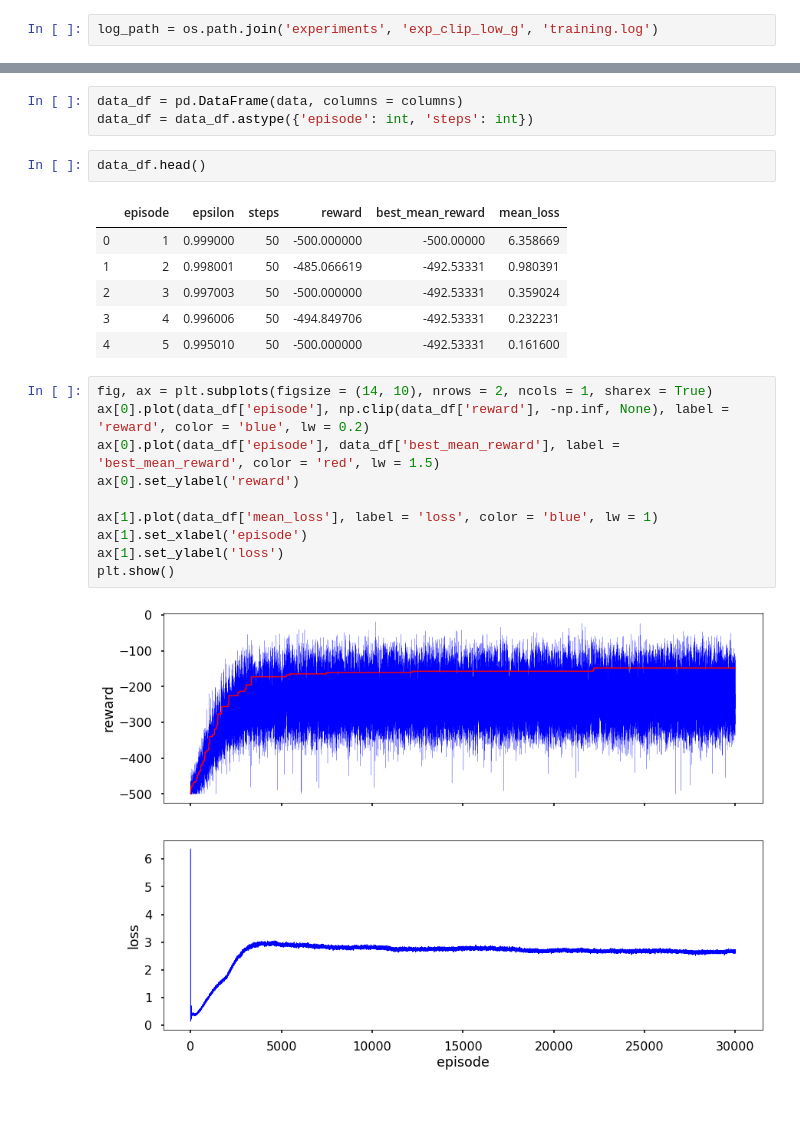
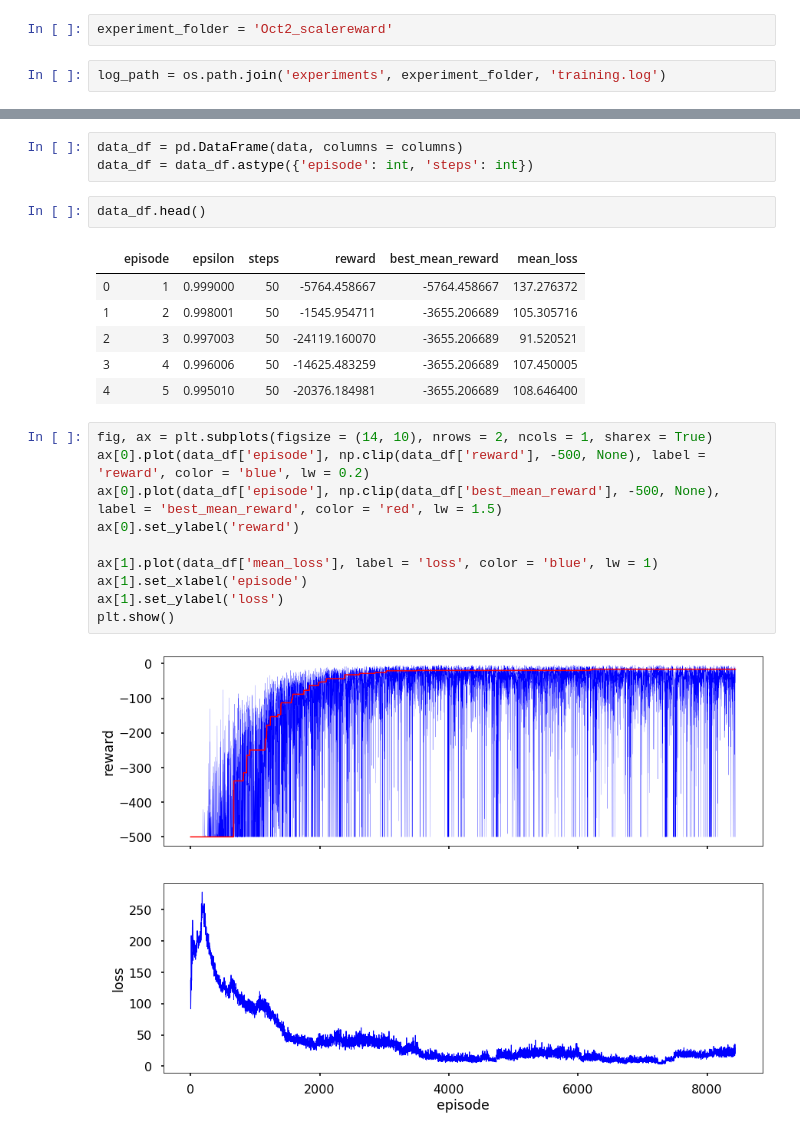
Before and after one commit to ieshanvaidya/reinforcement-learning-option-pricing, a Jupyter notebook: notebooks/0.1-parse-logs.ipynb, the cells around one changed output, grey strips where cells are left out. Drawn from its saved outputs; the diff is of its cells as text; blank space fills up the shorter version.

```diff
--- a/notebooks/0.1-parse-logs.ipynb
+++ b/notebooks/0.1-parse-logs.ipynb
@@ -12,8 +12,10 @@ import matplotlib.style as style
 style.use('seaborn-poster')
 # %% [markdown]
 ### Parse raw logs and create DataFrame
+# %%
+experiment_folder = 'Oct2_scalereward'
 # %%
-log_path = os.path.join('experiments', 'exp_clip_low_g', 'training.log')
+log_path = os.path.join('experiments', experiment_folder, 'training.log')
 # %%
 with open(log_path, 'r') as f:
     log = f.read()
@@ -42,20 +44,20 @@ data_df = data_df.astype({'episode': int, 'steps': int})
 data_df.head()
 # %% [output]
 |  | episode | epsilon | steps | reward | best_mean_reward | mean_loss |
-| 0 | 1 | 0.999000 | 50 | -500.000000 | -500.00000 | 6.358669 |
-| 1 | 2 | 0.998001 | 50 | -485.066619 | -492.53331 | 0.980391 |
-| 2 | 3 | 0.997003 | 50 | -500.000000 | -492.53331 | 0.359024 |
-| 3 | 4 | 0.996006 | 50 | -494.849706 | -492.53331 | 0.232231 |
-| 4 | 5 | 0.995010 | 50 | -500.000000 | -492.53331 | 0.161600 |
+| 0 | 1 | 0.999000 | 50 | -5764.458667 | -5764.458667 | 137.276372 |
+| 1 | 2 | 0.998001 | 50 | -1545.954711 | -3655.206689 | 105.305716 |
+| 2 | 3 | 0.997003 | 50 | -24119.160070 | -3655.206689 | 91.520521 |
+| 3 | 4 | 0.996006 | 50 | -14625.483259 | -3655.206689 | 107.450005 |
+| 4 | 5 | 0.995010 | 50 | -20376.184981 | -3655.206689 | 108.646400 |
 # %%
 fig, ax = plt.subplots(figsize = (14, 10), nrows = 2, ncols = 1, sharex = True)
-ax[0].plot(data_df['episode'], np.clip(data_df['reward'], -np.inf, None), label = 'reward', color = 'blue', lw = 0.2)
-ax[0].plot(data_df['episode'], data_df['best_mean_reward'], label = 'best_mean_reward', color = 'red', lw = 1.5)
+ax[0].plot(data_df['episode'], np.clip(data_df['reward'], -500, None), label = 'reward', color = 'blue', lw = 0.2)
+ax[0].plot(data_df['episode'], np.clip(data_df['best_mean_reward'], -500, None), label = 'best_mean_reward', color = 'red', lw = 1.5)
 ax[0].set_ylabel('reward')
 
 ax[1].plot(data_df['mean_loss'], label = 'loss', color = 'blue', lw = 1)
 ax[1].set_xlabel('episode')
 ax[1].set_ylabel('loss')
 plt.show()
 # %% [output]
-[figure, old version]
+[figure, new version]
```
Also changed, not shown: 3 other files.
